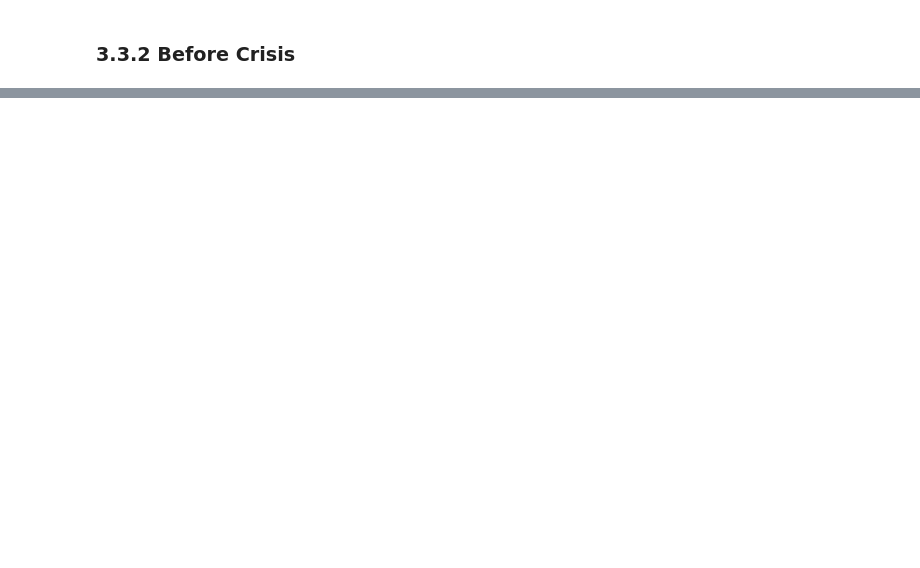
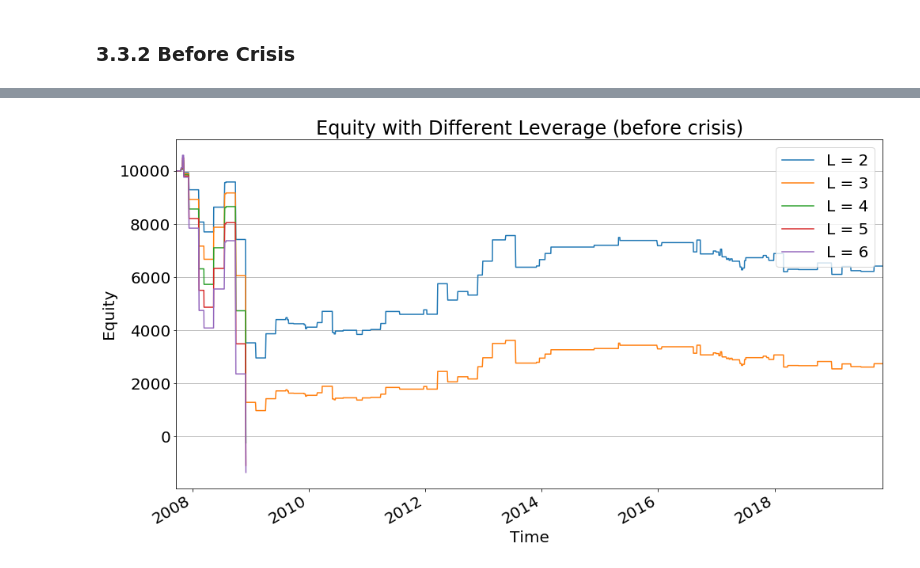
Before and after one commit to Zhehao97/AlgorithmicTrading_final, a Jupyter notebook: 2.Carry Trade Implementation.ipynb, the cells around one changed output, grey strips where cells are left out. Cells and saved outputs as stored; diff of their text form; code cells hidden in the pictures; blank space fills up the shorter version.

```diff
--- a/2.Carry Trade Implementation.ipynb
+++ b/2.Carry Trade Implementation.ipynb
@@ -298,8 +301,8 @@ L6, Sharpe Ratio each year: 2.48573132034
 # %% [markdown]
 ### 3.3.2 Before Crisis
 # %%
-results_07_l3 = ct.algo_loop(final_data_new, fx_list, period_list, leverage = 3.0)
-results_07_l4 = ct.algo_loop(final_data_new, fx_list, period_list, leverage = 4.0)
-results_07_l5 = ct.algo_loop(final_data_new, fx_list, period_list, leverage = 5.0)
-results_07_l6 = ct.algo_loop(final_data_new, fx_list, period_list, leverage = 6.0)
+results_pre_crisis_l3 = ct.algo_loop(final_data_new, fx_list, period_list, leverage = 3.0)
+results_pre_crisis_l4 = ct.algo_loop(final_data_new, fx_list, period_list, leverage = 4.0)
+results_pre_crisis_l5 = ct.algo_loop(final_data_new, fx_list, period_list, leverage = 5.0)
+results_pre_crisis_l6 = ct.algo_loop(final_data_new, fx_list, period_list, leverage = 6.0)
 # %% [output]
@@ -314,13 +317,15 @@ results_07_l6 = ct.algo_loop(final_data_new, fx_list, period_list, leverage = 6.
 # %%
-results_07['Equity'].plot(label='L = 2')
-results_07_l3['Equity'].plot(label='L = 3')
-results_07_l4['Equity'].plot(label='L = 4')
-results_07_l5['Equity'].plot(label='L = 5')
-results_07_l6['Equity'].plot(label='L = 6')
+results_pre_crisis['Equity'].plot(label='L = 2')
+results_pre_crisis_l3['Equity'].plot(label='L = 3')
+results_pre_crisis_l4['Equity'].plot(label='L = 4')
+results_pre_crisis_l5['Equity'].plot(label='L = 5')
+results_pre_crisis_l6['Equity'].plot(label='L = 6')
 plt.grid(True, axis='y')
 plt.legend(loc='upper right')
 plt.xlabel('Time')
 plt.ylabel('Equity')
 plt.title('Equity with Different Leverage (before crisis)')
 plt.savefig('Results/Real_Return_leverage_before_crisis.jpg')
+# %% [output]
+[figure, added]
 # %%
```
Also changed, not shown: parts of 19 cells of this notebook, 1 other file.
